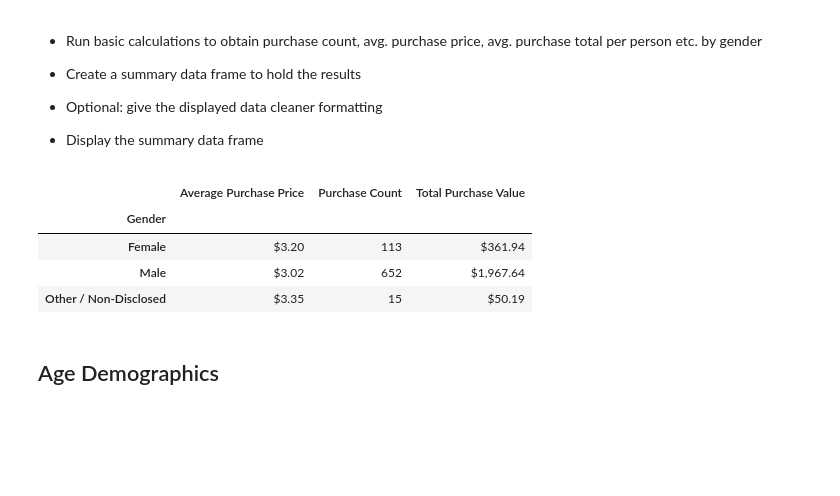
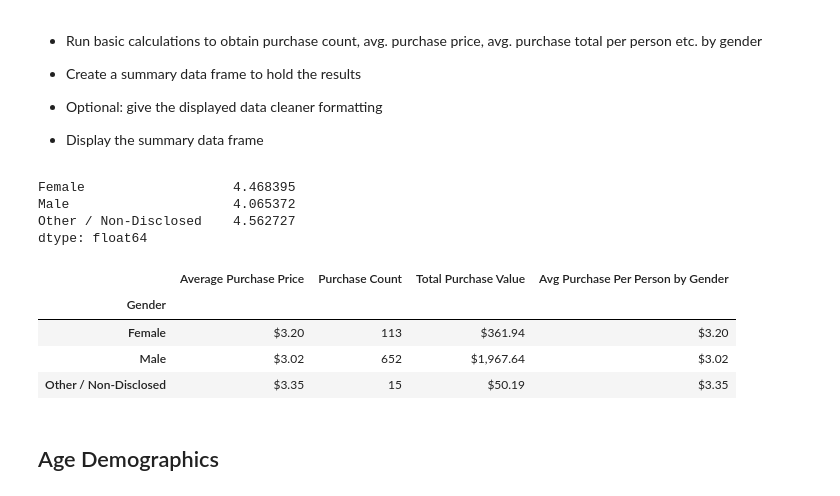
Before and after one commit to jshapi16/Pandas-challenge, a Jupyter notebook: HeroesOfPymoli /HeroesOfPymoli_starter.ipynb, the cells around one changed output. Cells and saved outputs as stored; diff of their text form; code cells hidden in the pictures; blank space fills up the shorter version.

```diff
--- a/HeroesOfPymoli /HeroesOfPymoli_starter.ipynb
+++ b/HeroesOfPymoli /HeroesOfPymoli_starter.ipynb
@@ -131,21 +151,33 @@ df_gender_demo
 avg_purchase_gender = purchase_clean.groupby("Gender")["Price"].mean()
 purchase_total_gender = purchase_clean.groupby("Gender")["Price"].sum()
 purchase_count_gender = purchase_clean.groupby("Gender")["Purchase ID"].count()
-avg_purchase_gender = 0
+total_players_gender = purchase_clean["Gender"].value_counts()
+avg_purchase_per_person_gender = purchase_total_gender / total_by_gender
+# %%
+avg_purchase_per_person_gender
+# %% [output]
+Female                   4.468395
+Male                     4.065372
+Other / Non-Disclosed    4.562727
+dtype: float64
 # %%
 df_gender_purchase = pd.DataFrame({"Average Purchase Price": avg_purchase_gender,
                                    "Purchase Count": purchase_count_gender,
-                                   "Total Purchase Value": purchase_total_gender
+                                   "Total Purchase Value": purchase_total_gender,
+                                   "Avg Purchase Per Person by Gender": avg_purchase_per_person_gender
                                   })
 df_gender_purchase["Average Purchase Price"] = df_gender_purchase["Average Purchase Price"].astype(float).map("${:,.2f}".format)
 df_gender_purchase["Total Purchase Value"] = df_gender_purchase["Total Purchase Value"].astype(float).map("${:,.2f}".format)
+df_gender_purchase["Avg Purchase Per Person by Gender"] = df_gender_purchase["Avg Purchase Per Person by Gender"].astype(float).map("${:,.2f}".format)
+
+
 df_gender_purchase
 # %% [output]
-|  | Average Purchase Price | Purchase Count | Total Purchase Value |
-| Gender |  |  |  |
-| Female | $3.20 | 113 | $361.94 |
-| Male | $3.02 | 652 | $1,967.64 |
-| Other / Non-Disclosed | $3.35 | 15 | $50.19 |
+|  | Average Purchase Price | Purchase Count | Total Purchase Value | Avg Purchase Per Person by Gender |
+| Gender |  |  |  |  |
+| Female | $3.20 | 113 | $361.94 | $3.20 |
+| Male | $3.02 | 652 | $1,967.64 | $3.02 |
+| Other / Non-Disclosed | $3.35 | 15 | $50.19 | $3.35 |
 # %% [markdown]
 ## Age Demographics
 # %% [markdown]
```
Also changed, not shown: parts of 15 cells of this notebook.
